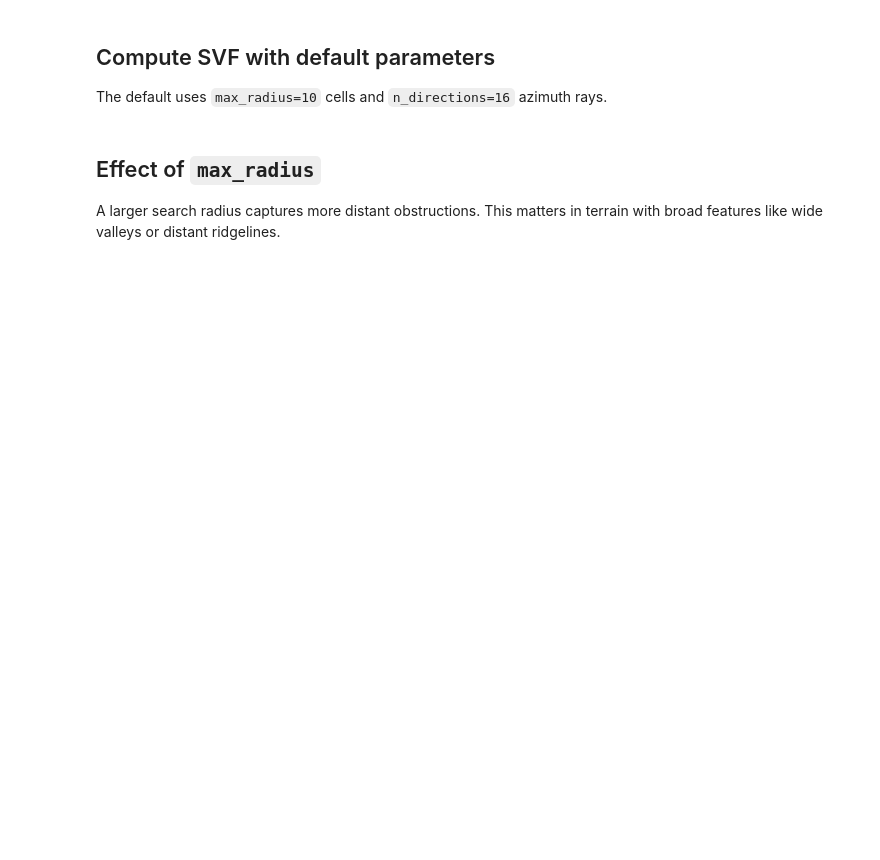
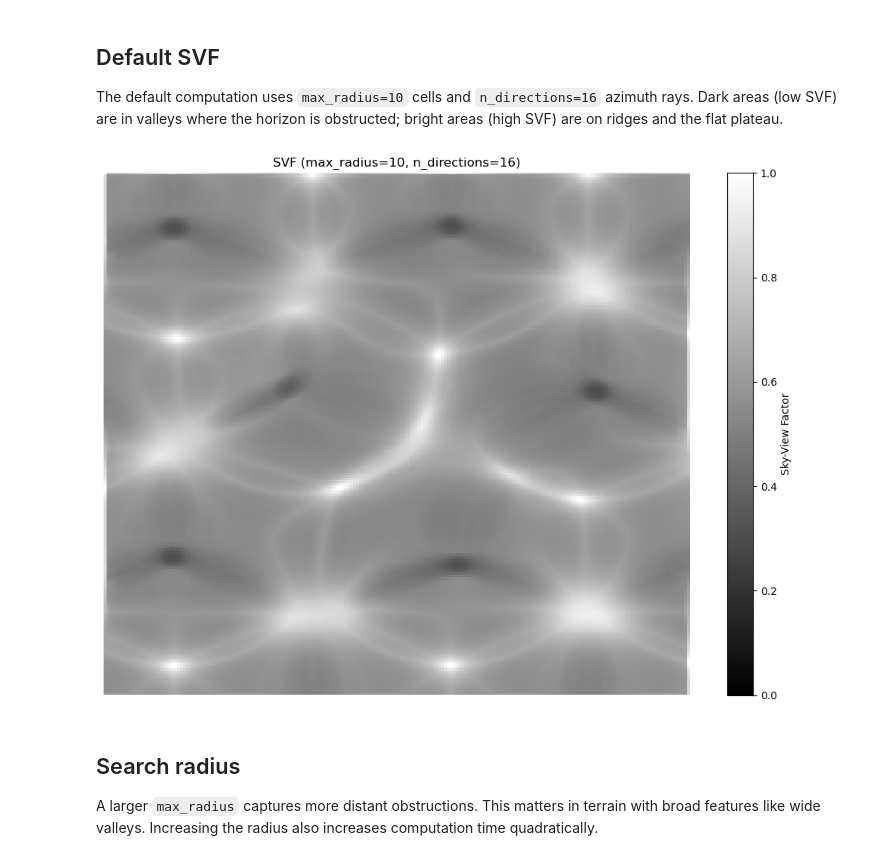
Before and after one commit to makepath/xarray-spatial, a Jupyter notebook: examples/user_guide/24_Sky_View_Factor.ipynb, the cells around one changed output. Cells and saved outputs as stored; diff of their text form; code cells hidden in the pictures; blank space fills up the shorter version.

```diff
--- a/examples/user_guide/24_Sky_View_Factor.ipynb
+++ b/examples/user_guide/24_Sky_View_Factor.ipynb
@@ -55,20 +61,22 @@ plt.show()
 # %% [markdown]
-## Compute SVF with default parameters
+## Default SVF
 
-The default uses `max_radius=10` cells and `n_directions=16` azimuth rays.
+The default computation uses `max_radius=10` cells and `n_directions=16` azimuth rays. Dark areas (low SVF) are in valleys where the horizon is obstructed; bright areas (high SVF) are on ridges and the flat plateau.
 # %%
 svf = sky_view_factor(dem, max_radius=10, n_directions=16)
 
-fig, ax = plt.subplots(figsize=(8, 7))
-svf.plot(ax=ax, cmap='gray', vmin=0, vmax=1,
-         cbar_kwargs={'label': 'Sky-View Factor'})
+fig, ax = plt.subplots(figsize=(10, 7.5))
+svf.plot.imshow(ax=ax, cmap='gray', vmin=0, vmax=1, add_colorbar=True,
+                cbar_kwargs={'label': 'Sky-View Factor'})
 ax.set_title('SVF (max_radius=10, n_directions=16)')
-ax.set_aspect('equal')
+ax.set_axis_off()
 plt.tight_layout()
 plt.show()
+# %% [output]
+[figure, added]
 # %% [markdown]
-## Effect of `max_radius`
+## Search radius
 
-A larger search radius captures more distant obstructions. This matters in terrain with broad features like wide valleys or distant ridgelines.
+A larger `max_radius` captures more distant obstructions. This matters in terrain with broad features like wide valleys. Increasing the radius also increases computation time quadratically.
 # %%
 radii = [5, 15, 30]
```
Also changed, not shown: parts of 14 cells of this notebook, 1 other file.
